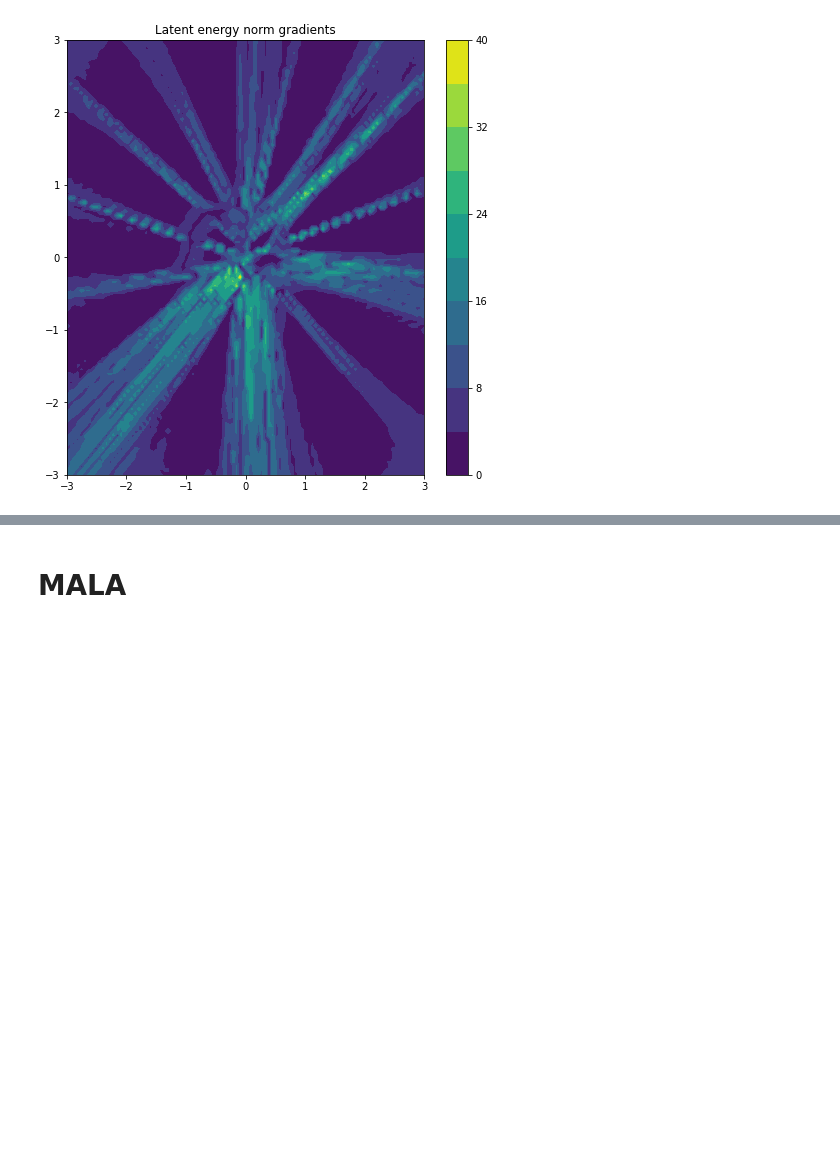
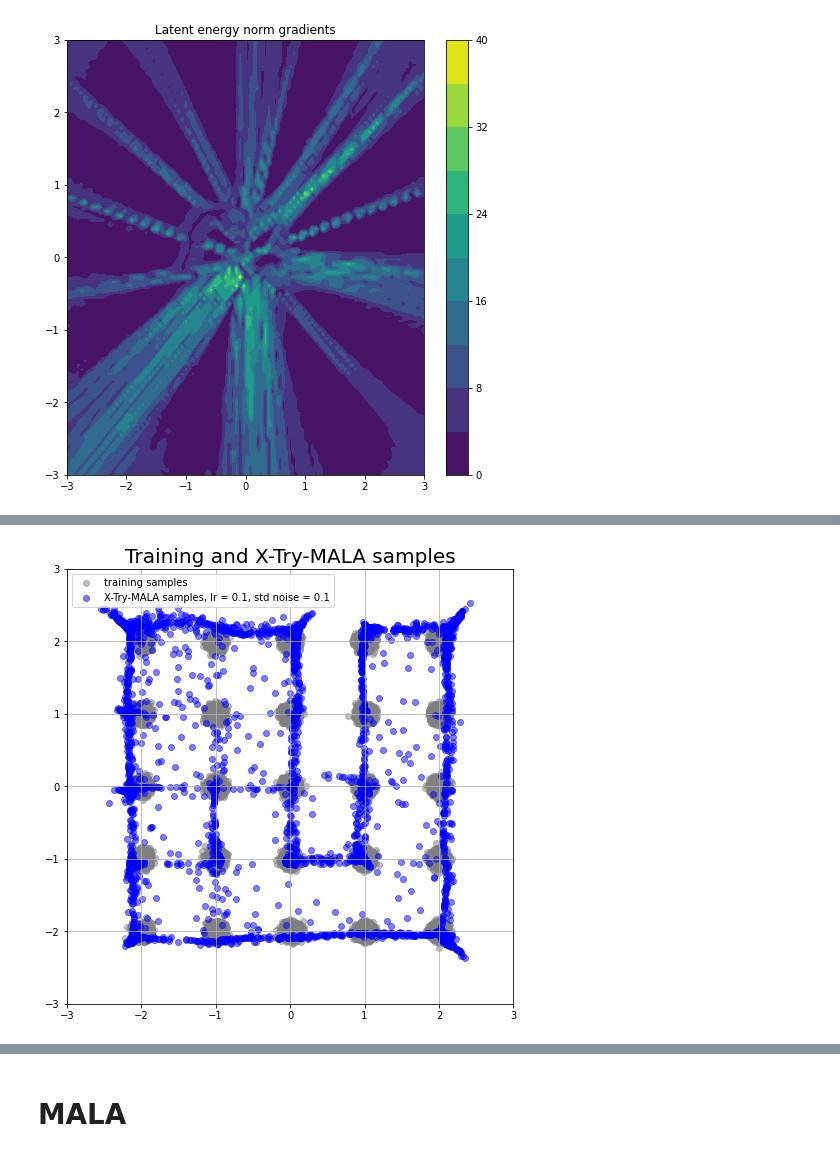
Before and after one commit to premolab/gans_sampling, a Jupyter notebook: notebooks/Gaussians.ipynb, the cells around one changed output, grey strips where cells are left out. Saved outputs shown, nothing was run; the diff lists cells and outputs as text; code cells hidden in the pictures; blank space fills up the shorter version.

Commit message:
X-try-MALA start

```diff
--- a/notebooks/Gaussians.ipynb
+++ b/notebooks/Gaussians.ipynb
@@ -247,0 +344,15 @@ visualize_potential_energy(D,
+# %%
+z_dim = 2
+batch_size = 5000
+alpha = 1.0
+step_lr = 1e-3
+eps_std = 1e-1
+
+loc = torch.zeros(z_dim).to(G.device)
+scale = torch.ones(z_dim).to(G.device)
+normal = Normal(loc, scale)
+noise_1 = normal.sample([batch_size])
+noise_2 = normal.sample([batch_size])
+noise_1.requires_grad_(True)
+noise_2.requires_grad_(True)
+weights, log_weight = compute_weight(noise_1, noise_2, G, D, normal, alpha, step_lr, eps_std)
@@ -247,0 +415,25 @@ visualize_potential_energy(D,
+# %%
+batchsize = 5000
+alpha = 1.0
+step_lr = 1e-1
+eps_std = 1e-1
+n_steps = 500
+y0 = G.make_hidden(batchsize)
+y0.requires_grad_(True)
+y1 = G.make_hidden(batchsize)
+y1.requires_grad_(True)
+N = 2
+
+y0_arr, y1_arr = xtry_mala_dynamics(y0, y1, G, D, alpha, n_steps, step_lr, eps_std, N)
+# %%
+y0_last = y0_arr[-1].to(G.device)
+y1_last = y1_arr[-1].to(G.device)
+# %%
+x_try_mala = G(y0_last).data.cpu().numpy()
+mode = 'X-Try-MALA'
+params = f'lr = {step_lr}, std noise = {eps_std}'
+plot_fake_data_mode(x_try_mala, X_train, mode, path_to_save,
+                    scaler = scaler,
+                    params = params)
+# %% [output]
+[figure, added]
```
Also changed, not shown: parts of 10 cells of this notebook, 1 other file.
